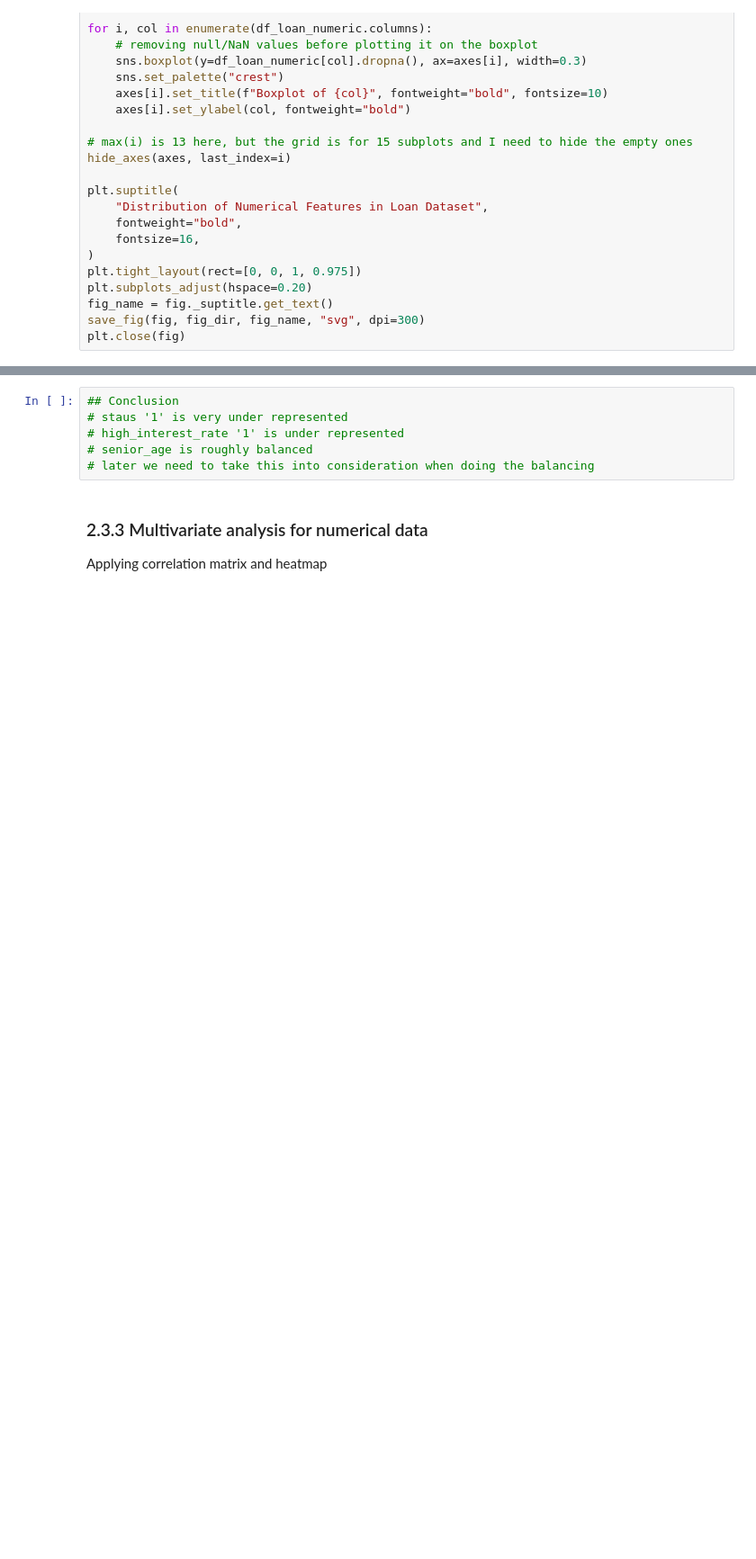
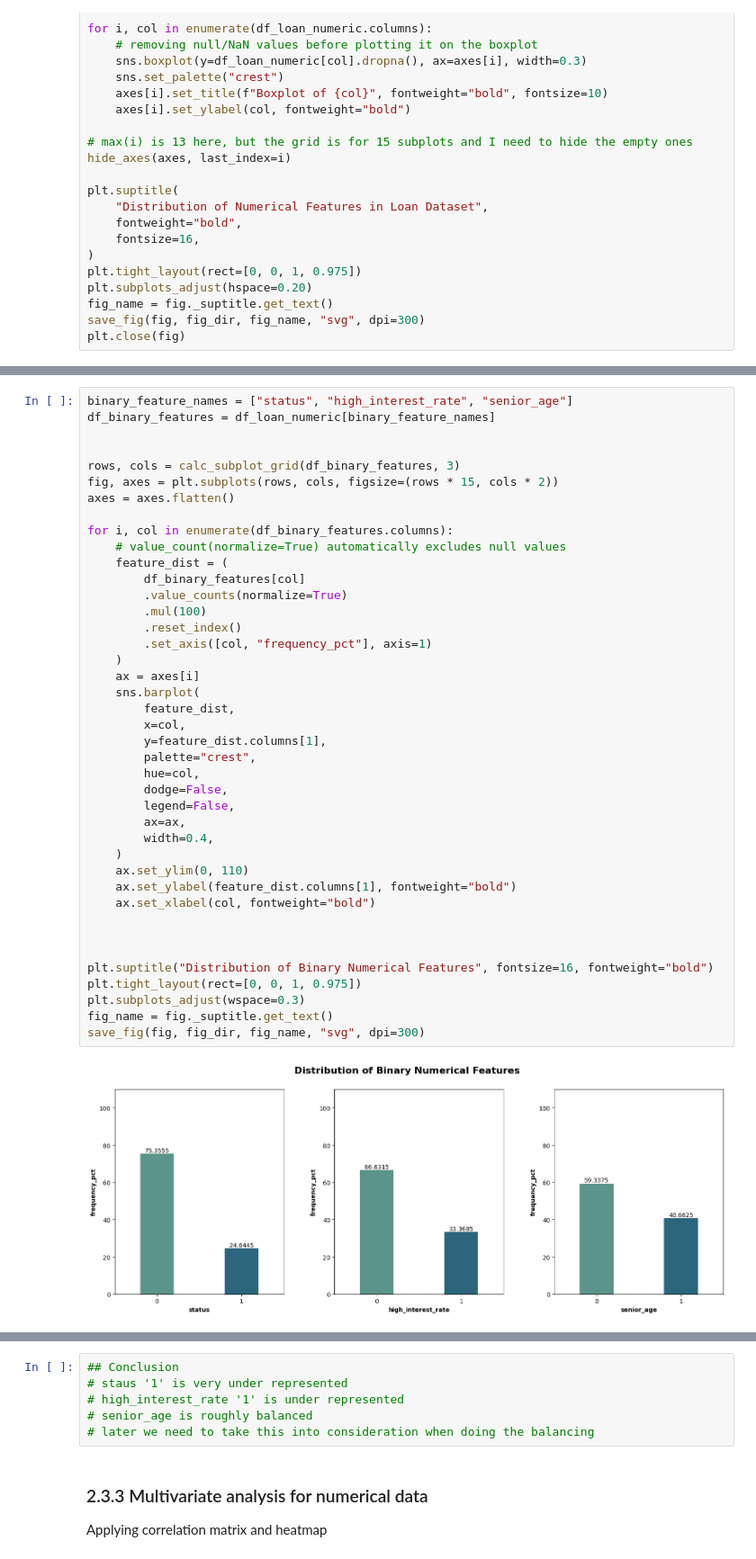
Before and after one commit to mustDestroy/LoanApproval, a Jupyter notebook: CreditRiskAnalysis.ipynb, the cells around one changed output, grey strips where cells are left out. Shown at 90% size. Cells and saved outputs as stored; diff of their text form; blank space fills up the shorter version.

```diff
--- a/CreditRiskAnalysis.ipynb
+++ b/CreditRiskAnalysis.ipynb
@@ -424 +438,44 @@ plt.close(fig)
+# %%
+binary_feature_names = ["status", "high_interest_rate", "senior_age"]
+df_binary_features = df_loan_numeric[binary_feature_names]
+
+
+rows, cols = calc_subplot_grid(df_binary_features, 3)
+fig, axes = plt.subplots(rows, cols, figsize=(rows * 15, cols * 2))
+axes = axes.flatten()
+
+for i, col in enumerate(df_binary_features.columns):
+    # value_count(normalize=True) automatically excludes null values
+    feature_dist = (
+        df_binary_features[col]
+        .value_counts(normalize=True)
+        .mul(100)
+        .reset_index()
+        .set_axis([col, "frequency_pct"], axis=1)
+    )
+    ax = axes[i]
+    sns.barplot(
+        feature_dist,
+        x=col,
+        y=feature_dist.columns[1],
+        palette="crest",
+        hue=col,
+        dodge=False,
+        legend=False,
+        ax=ax,
+        width=0.4,
+    )
+    ax.set_ylim(0, 110)
+    ax.set_ylabel(feature_dist.columns[1], fontweight="bold")
+    ax.set_xlabel(col, fontweight="bold")
+
+
+
+plt.suptitle("Distribution of Binary Numerical Features", fontsize=16, fontweight="bold")
+plt.tight_layout(rect=[0, 0, 1, 0.975])
+plt.subplots_adjust(wspace=0.3)
+fig_name = fig._suptitle.get_text()
+save_fig(fig, fig_dir, fig_name, "svg", dpi=300)
+# %% [output]
+[figure, added]
 # %% [markdown]
```
Also changed, not shown: parts of 8 cells of this notebook, 15 other files.
